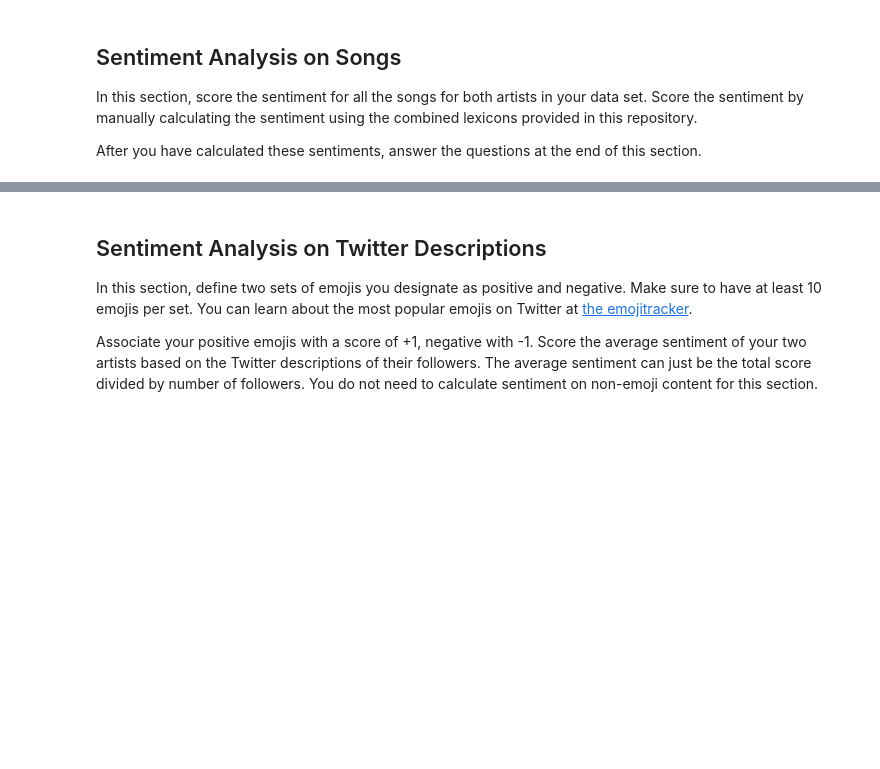
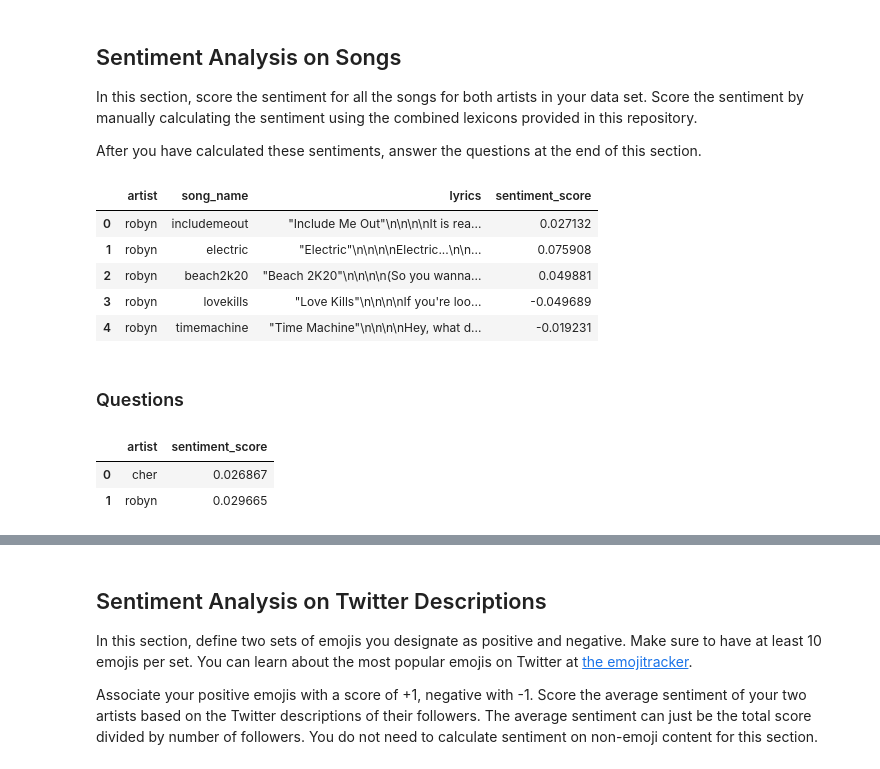
Before and after one commit to shailja-somani-0/ADS509-sentiment-analysis, a Jupyter notebook: Sentiment Assignment.ipynb, the cells around one changed output, grey strips where cells are left out. Saved outputs shown, nothing was run; the diff lists cells and outputs as text; code cells hidden in the pictures; blank space fills up the shorter version.

```diff
--- a/Sentiment Assignment.ipynb
+++ b/Sentiment Assignment.ipynb
@@ -190,0 +213,19 @@ After you have calculated these sentiments, answer the questions at the end of t
+# %%
+# Apply bing_liu_score() to lyrics col of lyrics_df to get sentiment score for each song
+lyrics_df['sentiment_score'] = lyrics_df['lyrics'].apply(bing_liu_score)
+lyrics_df.head()
+# %% [output]
+|  | artist | song_name | lyrics | sentiment_score |
+| 0 | robyn | includemeout | "Include Me Out"\n\n\n\nIt is rea... | 0.027132 |
+| 1 | robyn | electric | "Electric"\n\n\n\nElectric...\n\n... | 0.075908 |
+| 2 | robyn | beach2k20 | "Beach 2K20"\n\n\n\n(So you wanna... | 0.049881 |
+| 3 | robyn | lovekills | "Love Kills"\n\n\n\nIf you're loo... | -0.049689 |
+| 4 | robyn | timemachine | "Time Machine"\n\n\n\nHey, what d... | -0.019231 |
+# %% [markdown]
+### Questions
+# %%
+lyrics_df.groupby('artist')['sentiment_score'].mean().reset_index()
+# %% [output]
+|  | artist | sentiment_score |
+| 0 | cher | 0.026867 |
+| 1 | robyn | 0.029665 |
```
Also changed, not shown: parts of 18 cells of this notebook.
